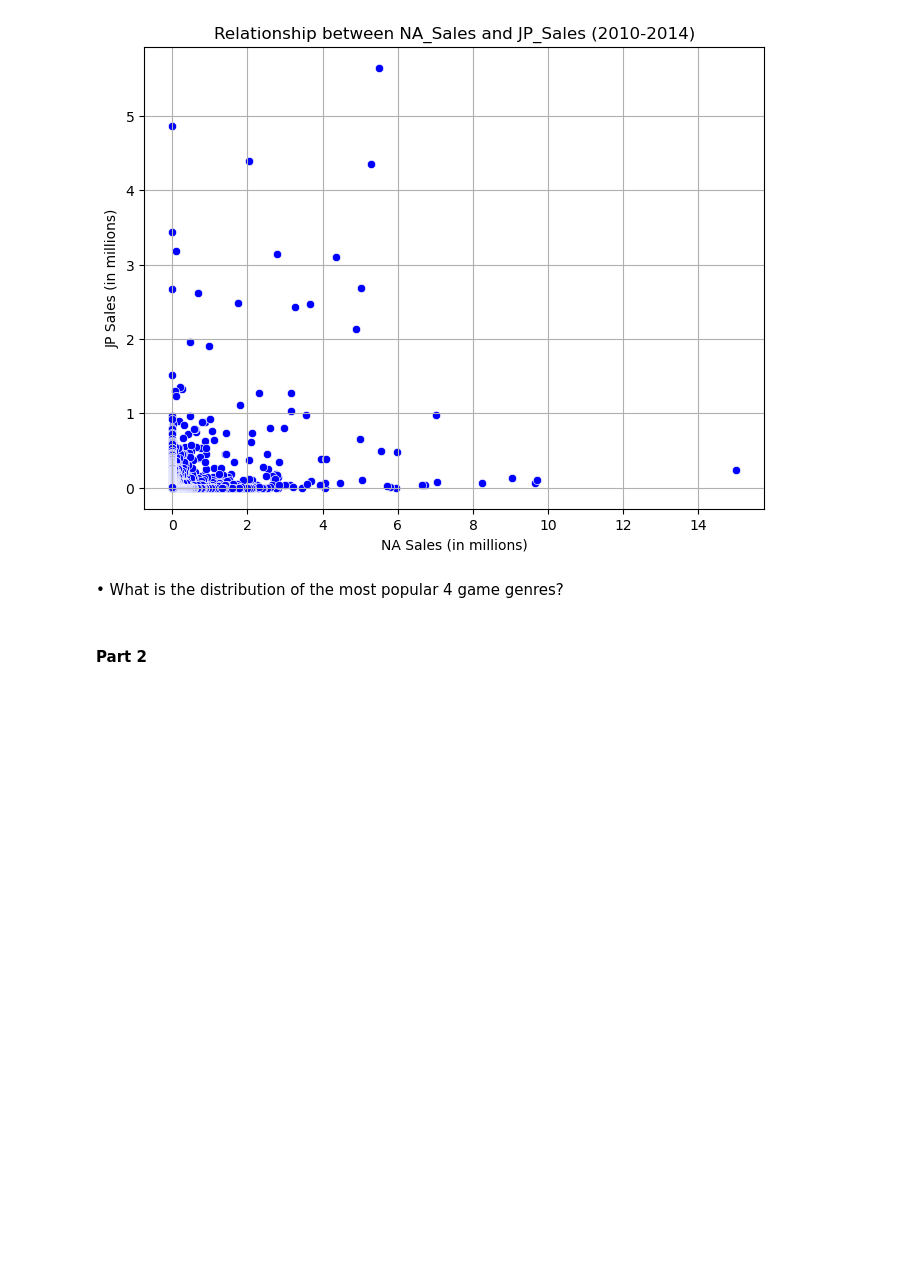
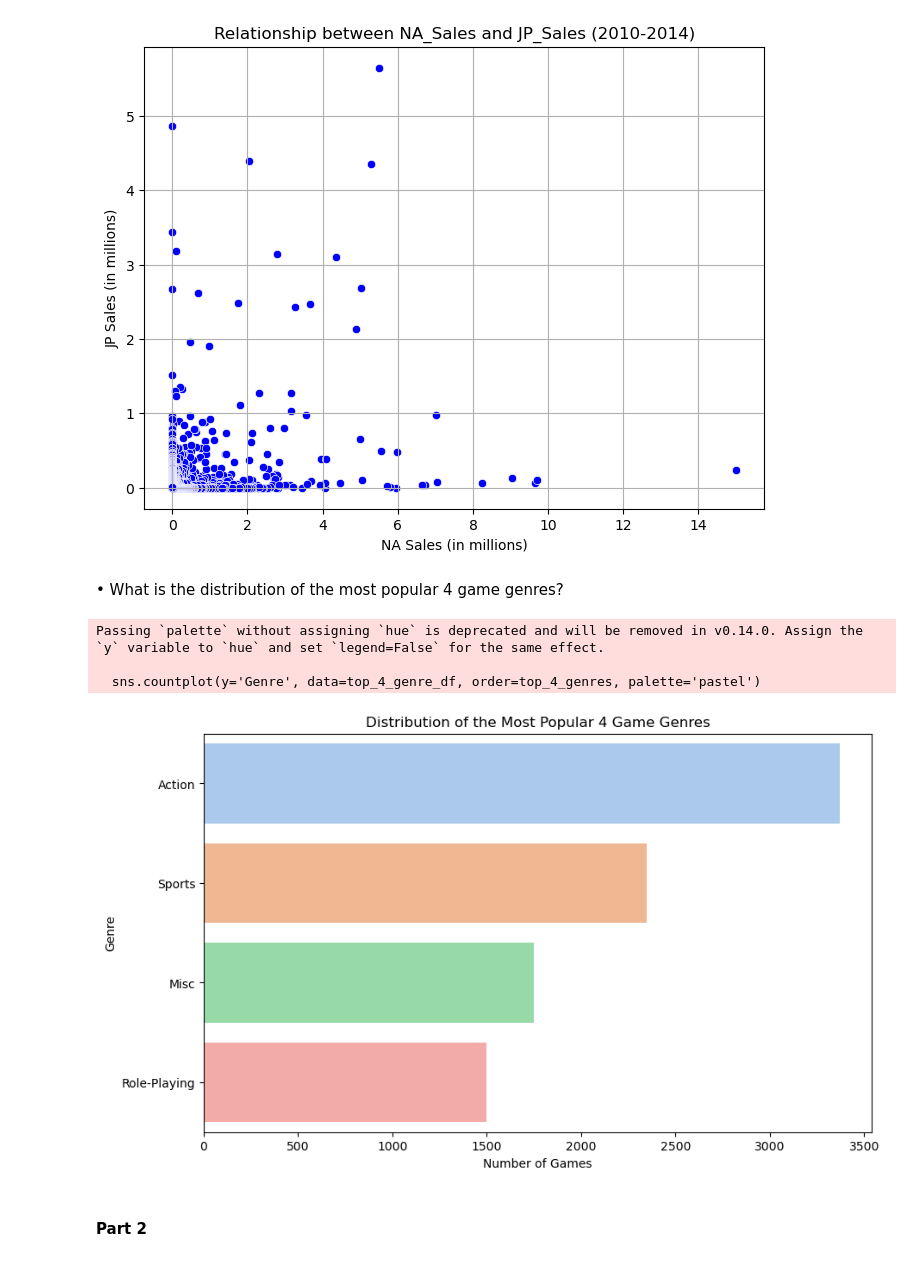
Before and after one commit to Gust4vo97/DataViz_CA_GustavoLopes.v2, a Jupyter notebook: DataViz_CA_GustavoLopes.v1.ipynb, the cells around one changed output. Cells and saved outputs as stored; diff of their text form; code cells hidden in the pictures; blank space fills up the shorter version.

Commit message:
What is the distribution of the most popular 4 game genres graph?

```diff
--- a/DataViz_CA_GustavoLopes.v1.ipynb
+++ b/DataViz_CA_GustavoLopes.v1.ipynb
@@ -147,5 +147,24 @@ plt.show()
 [figure]
 # %% [markdown]
 • What is the distribution of the most popular 4 game genres?
+# %%
+# Find the top 4 most popular game genres
+top_4_genres = df['Genre'].value_counts().nlargest(4).index
+
+# Filter the dataset to include only the top 4 genres
+top_4_genre_df = df[df['Genre'].isin(top_4_genres)]
+
+# Plotting the distribution of the most popular 4 game genres
+plt.figure(figsize=(10, 6))
+sns.countplot(y='Genre', data=top_4_genre_df, order=top_4_genres, palette='pastel')
+plt.title('Distribution of the Most Popular 4 Game Genres')
+plt.xlabel('Number of Games')
+plt.ylabel('Genre')
+plt.show()
+# %% [output]
+Passing `palette` without assigning `hue` is deprecated and will be removed in v0.14.0. Assign the `y` variable to `hue` and set `legend=False` for the same effect.
+
+  sns.countplot(y='Genre', data=top_4_genre_df, order=top_4_genres, palette='pastel')
+[figure, added]
 # %% [markdown]
 #### Part 2
```
